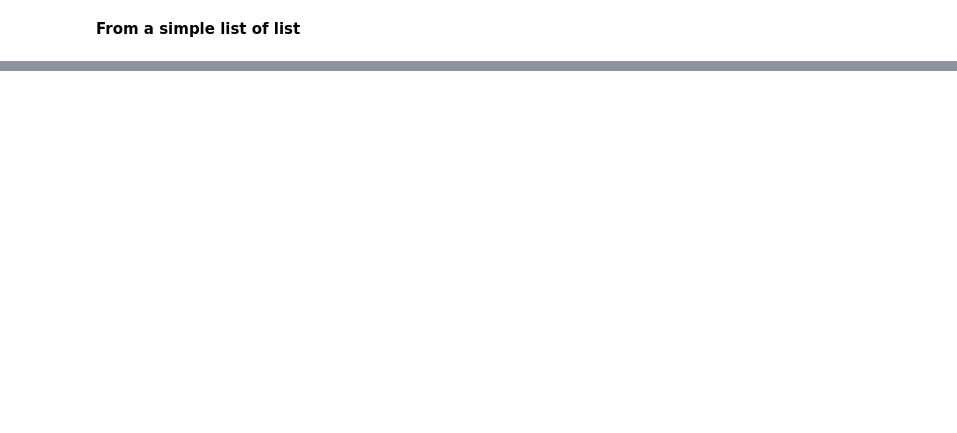
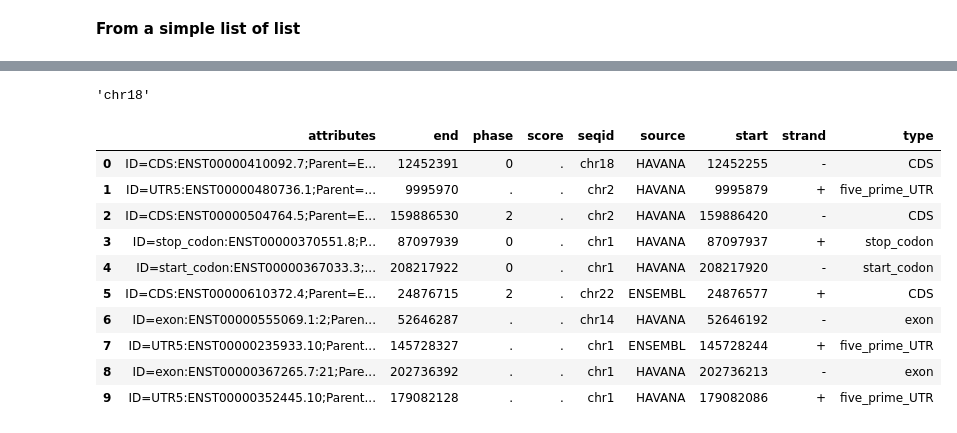
Before and after one commit to mgalardini/2016_python_course, a Jupyter notebook: notebooks/[2]-Advanced_data_structures-and-file-parsing.ipynb, the cells around one changed output, grey strips where cells are left out. Cells and saved outputs as stored; diff of their text form; code cells hidden in the pictures; blank space fills up the shorter version.

```diff
--- a/notebooks/[2]-Advanced_data_structures-and-file-parsing.ipynb
+++ b/notebooks/[2]-Advanced_data_structures-and-file-parsing.ipynb
@@ -372,0 +336,29 @@ pd.read_table("../data/gencode_random.gff3", sep="\t", names =["chrom", "source"
+# %%
+file = "../data/gencode_random.gff3"
+
+#Empty list to collect each lines
+l=[]
+
+with open (file, "r") as fp:
+    for line in fp:
+
+        # Split the line by tabulations
+        sl = line.split("\t")
+
+        # Using an ordered dictionary because we want to retain the order in the file
+        line_dict = OrderedDict({
+            "seqid":sl[0],
+            "source":sl[1],
+            "type":sl[2],
+            "start":sl[3],
+            "end":sl[4],
+            "score":sl[5],
+            "strand":sl[6],
+            "phase":sl[7],
+            "attributes":sl[8]})
+
+        # Add the line to the general list
+        l.append(line_dict)
+
+# print only the 5 first lines of the list (because 10000 lines of dictionaries is a bit long)
+pprint (l[0:5])
@@ -372,0 +383,22 @@ pd.read_table("../data/gencode_random.gff3", sep="\t", names =["chrom", "source"
+# %%
+# Acces element
+l[0]["seqid"]
+# %% [output]
+'chr18'
+# %%
+# Cast in a dataframe
+df = pd.DataFrame(l)
+# print only the 10 first rows of the table (yes 10000 lines is still a bit long even in a dataframe)
+df.head(10)
+# %% [output]
+|  | attributes | end | phase | score | seqid | source | start | strand | type |
+| 0 | ID=CDS:ENST00000410092.7;Parent=E... | 12452391 | 0 | . | chr18 | HAVANA | 12452255 | - | CDS |
+| 1 | ID=UTR5:ENST00000480736.1;Parent=... | 9995970 | . | . | chr2 | HAVANA | 9995879 | + | five_prime_UTR |
+| 2 | ID=CDS:ENST00000504764.5;Parent=E... | 159886530 | 2 | . | chr2 | HAVANA | 159886420 | - | CDS |
+| 3 | ID=stop_codon:ENST00000370551.8;P... | 87097939 | 0 | . | chr1 | HAVANA | 87097937 | + | stop_codon |
+| 4 | ID=start_codon:ENST00000367033.3;... | 208217922 | 0 | . | chr1 | HAVANA | 208217920 | - | start_codon |
+| 5 | ID=CDS:ENST00000610372.4;Parent=E... | 24876715 | 2 | . | chr22 | ENSEMBL | 24876577 | + | CDS |
+| 6 | ID=exon:ENST00000555069.1:2;Paren... | 52646287 | . | . | chr14 | HAVANA | 52646192 | - | exon |
+| 7 | ID=UTR5:ENST00000235933.10;Parent... | 145728327 | . | . | chr1 | ENSEMBL | 145728244 | + | five_prime_UTR |
+| 8 | ID=exon:ENST00000367265.7:21;Pare... | 202736392 | . | . | chr1 | HAVANA | 202736213 | - | exon |
+| 9 | ID=UTR5:ENST00000352445.10;Parent... | 179082128 | . | . | chr1 | HAVANA | 179082086 | + | five_prime_UTR |
```
Also changed, not shown: parts of 77 cells of this notebook, 1 other file.
